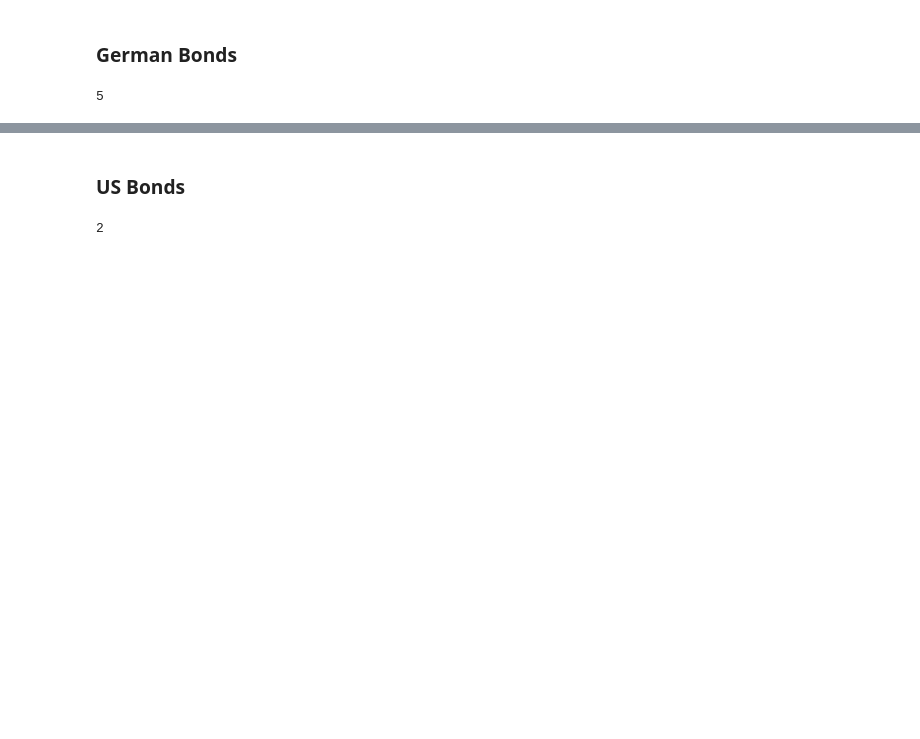
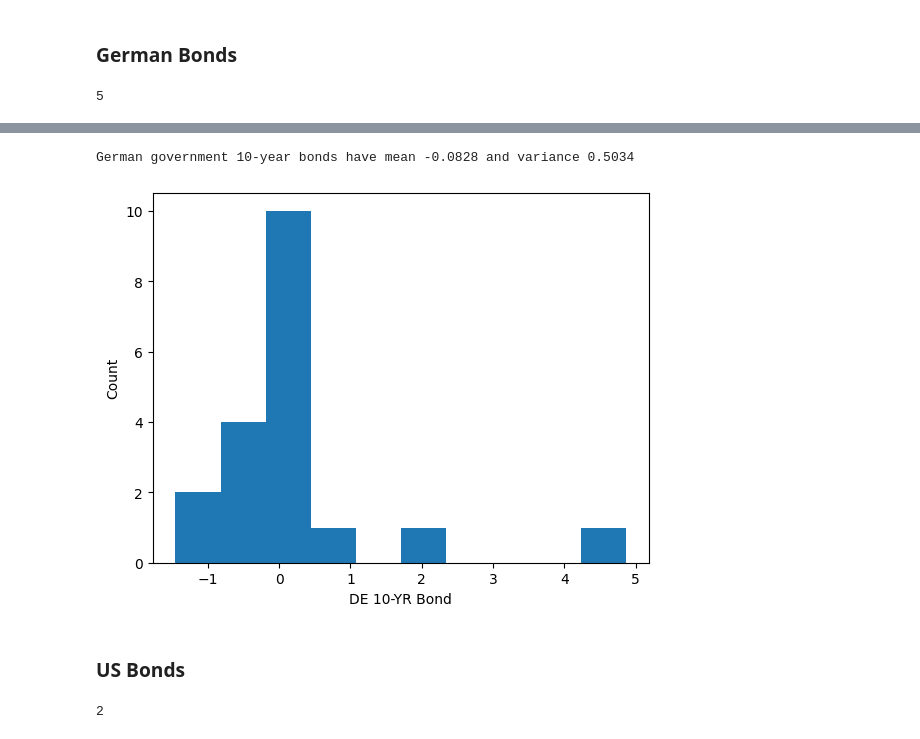
Before and after one commit to JachymS/FIRE_Rule_from_a_Perspective_of_a_Czech_Retail_Investor, a Jupyter notebook: processing/Bonds.ipynb, the cells around one changed output, grey strips where cells are left out. Saved outputs shown, nothing was run; the diff lists cells and outputs as text; code cells hidden in the pictures; blank space fills up the shorter version.

```diff
--- a/processing/Bonds.ipynb
+++ b/processing/Bonds.ipynb
@@ -89,3 +129,24 @@ de_bond = GDBR10.groupby("Year").mean()
 
 # Reset Index
 de_bond.reset_index(inplace=True)
+# %%
+# Sort Data by Year
+de_bond.sort_values(by="Year", inplace=True)
+
+# Create year-to-year bonds in percentage
+de_bond["Return"] = np.nan
+for i in range(1,len(de_bond)):
+    de_bond.loc[i, "Return"] = np.round((de_bond.loc[i, "Total"] - de_bond.loc[i-1, "Total"]) / np.abs(de_bond.loc[i-1, "Total"]), 4)
+# %%
+# Check for Outliers
+# Calculate mean, std
+de_std = np.std(de_bond["Return"])
+de_mean = np.mean(de_bond["Return"])
+
+# Calculate Z-Score
+de_bond["Z-Score"] = np.nan
+for i in range(len(de_bond)):
+    de_bond.loc[i, "Z-Score"] = ((de_bond.loc[i, "Return"] - de_mean) / de_std)
+
+# Print out Outliers
+de_bond[np.abs(de_bond["Z-Score"])>3] # Year 2022
@@ -91,0 +156,9 @@ de_bond.reset_index(inplace=True)
+# %%
+# Drop Year 2022
+de_bond.drop(17,inplace=True)
+
+# Reset Index
+de_bond.reset_index(inplace=True)
+
+# Drop Column index
+de_bond.drop("index", axis=1, inplace=True)
@@ -92,6 +183,22 @@ de_bond.reset_index(inplace=True)
+# %%
+# Mean and Variance
+de_mean_new = np.mean(de_bond["Return"])
+de_var = np.var(de_bond["Return"])
+print(f"German government 10-year bonds have mean {np.round(de_mean_new,4)} and variance {np.round(de_var, 4)}")
+# %% [output]
+German government 10-year bonds have mean -0.0828 and variance 0.5034
 # %%
 # Save Data
 de_bond.to_excel("/Users/jachymsvejda/Documents/GitHub/FIRE_Rule_from_a_Perspective_of_a_Czech_Retail_Investor/data/bonds/Bonds10YR_Ready.xlsx", sheet_name="GDBR10")
+# %%
+# Histogram
+plt.hist(de_bond["Return"])
+plt.ylabel("Count")
+plt.xlabel("DE 10-YR Bond")
+plt.savefig("/Users/jachymsvejda/Documents/GitHub/FIRE_Rule_from_a_Perspective_of_a_Czech_Retail_Investor/Visualizations/Bonds/DEBond_hist.pdf", format="pdf", bbox_inches="tight")
+plt.show()
+# %% [output]
+[figure, added]
 # %% [markdown]
 ### **US Bonds**
 # %%
```
Also changed, not shown: parts of 10 cells of this notebook, 6 other files.
